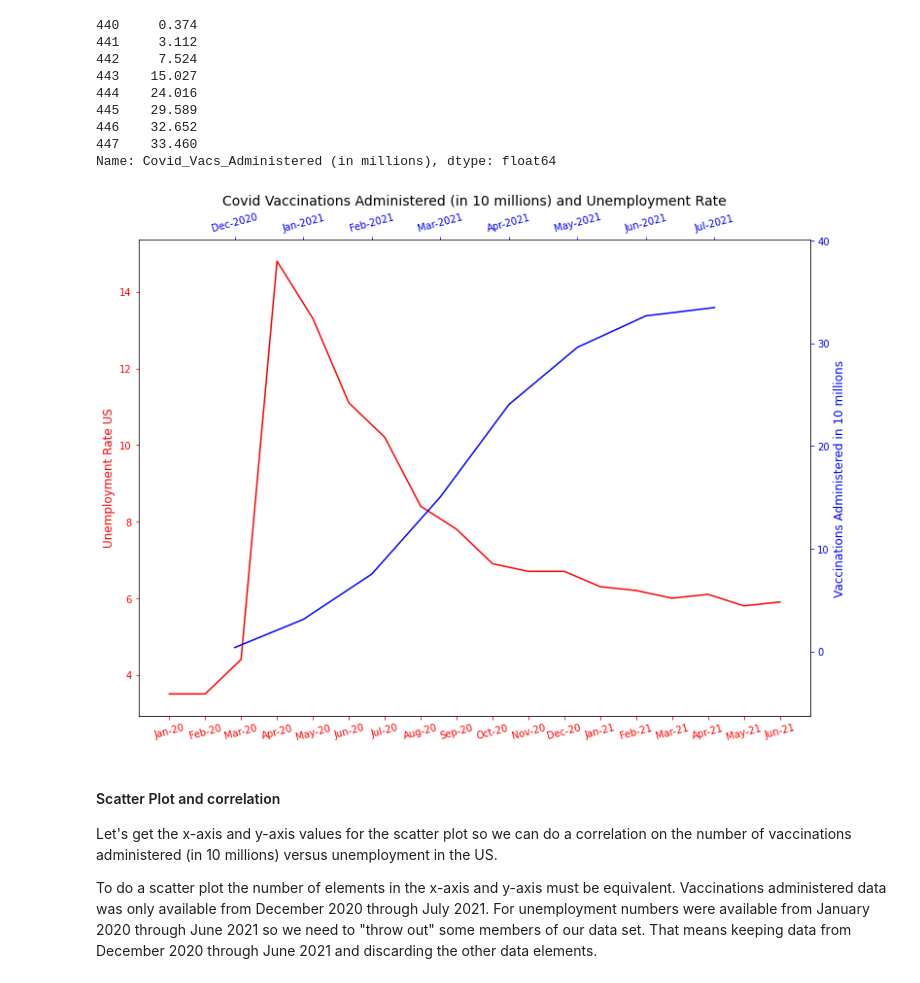
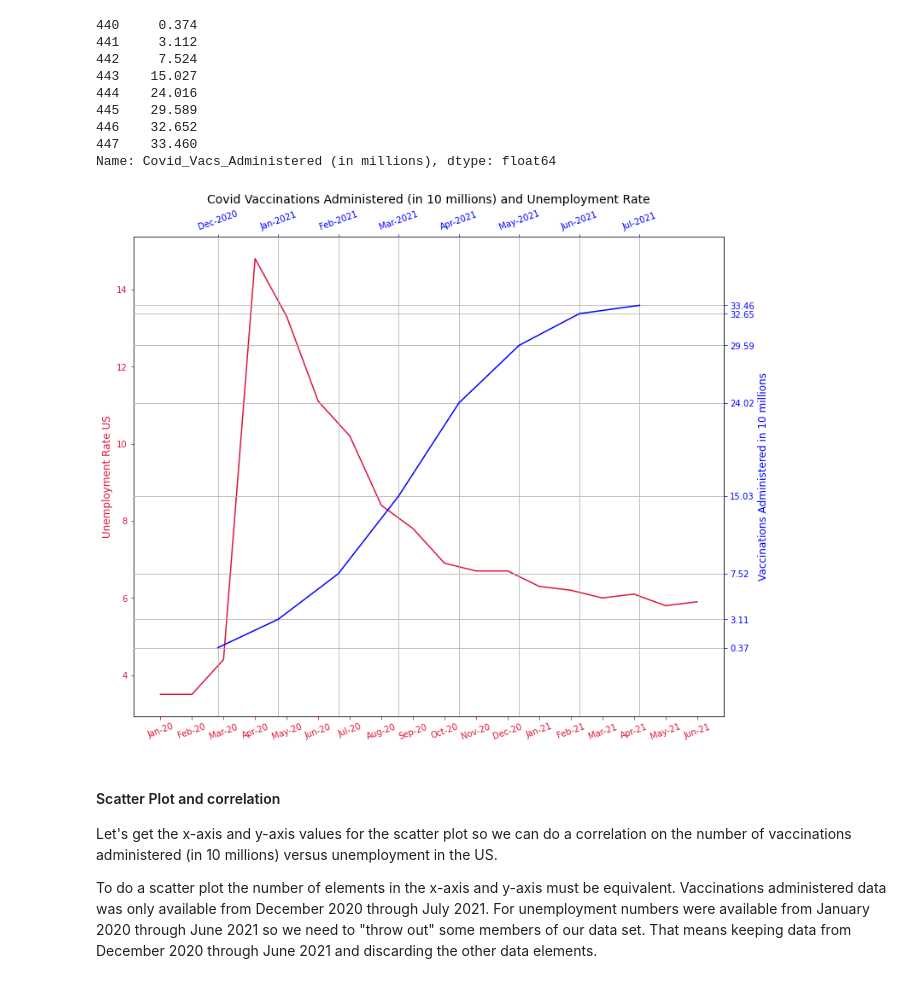
Before and after one commit to meetk5/Team-Project1, a Jupyter notebook: Covid-19 Vaccination administrated and its impact on US Unemployment-checkpoint.ipynb, the cells around one changed output. Saved outputs shown, nothing was run; the diff lists cells and outputs as text; code cells hidden in the pictures.

```diff
--- a/Covid-19 Vaccination administrated and its impact on US Unemployment-checkpoint.ipynb
+++ b/Covid-19 Vaccination administrated and its impact on US Unemployment-checkpoint.ipynb
@@ -125,44 +117,47 @@ Name: Covid_Vacs_Administered (in millions), dtype: float64
 # https://matplotlib.org/stable/api/_as_gen/matplotlib.pyplot.subplot.html
 
 fig=plt.figure(figsize=(12,10))
 ax = fig.add_subplot(111, label="1")
 ax2 = fig.add_subplot(111, label="2", frame_on=False)
 
 # Unemployment rate plot
-ax.plot(x_axis2,y_axis2, color="red")
-ax.set_xlabel("", color="red")
-ax.set_ylabel("Unemployment Rate US", fontsize=12, color="red")
-ax.tick_params(axis='x', colors="red")
-ax.tick_params(axis='y', colors="red")
+ax.plot(x_axis2,y_axis2, color="crimson")
+ax.set_xlabel("", color="crimson")
+ax.set_ylabel("Unemployment Rate US", fontsize=12, color="crimson")
+ax.tick_params(axis='x', colors="crimson")
+ax.tick_params(axis='y', colors="crimson")
 ax.set_xticks(x_axis2)
-ax.set_xticklabels(x_axis2, fontsize=10, rotation="15")
+ax.set_xticklabels(x_axis2, fontsize=10, rotation="20")
+#ax.set_yticks(np.linspace(3,16,15))
 
 # Spacing tweaked to prevent clipping of tick-labels
 plt.subplots_adjust(bottom=0.15)
 
 # Pad margins so that markers don't get clipped by the axes
 plt.margins(0.2)
 
 # Plot the vaccinations administered in terms of 10 millions
-fig.subplots_adjust(bottom=0.2, left=0.1)
+fig.subplots_adjust(bottom=0.1, left=0.1)
 ax2.plot(x_axis1,y_axis1,color="blue")
 ax2.xaxis.tick_top()
 ax2.yaxis.tick_right()
 ax2.set_xlabel('', color="blue")
 ax2.set_ylabel('Vaccinations Administered in 10 millions', fontsize=12, color="blue")
+ax2.yaxis.set_label_position('right')
+
 ax2.xaxis.set_label_position('top')
-ax2.yaxis.set_label_position('right')
 ax2.tick_params(axis='x', colors="blue")
 ax2.tick_params(axis='y', colors="blue")
-ax2.set_xticklabels(x_axis1, fontsize=10, rotation="15")
+ax2.set_xticklabels(x_axis1, fontsize=10, rotation="20")
+ax2.set_yticks(y_axis1)
 
 plt.title("Covid Vaccinations Administered (in 10 millions) and Unemployment Rate", fontsize=14)
-
+plt.grid()
 plt.savefig("ImagesBCP/Vaccinations Administered and Unemployment Rates line graph in US.png")
 
 plt.show()
 # %% [output]
-[figure, old version]
+[figure, new version]
 # %% [markdown]
 #### Scatter Plot and correlation
 Let's get the x-axis and y-axis values for the scatter plot so we can do a correlation on
```
Also changed, not shown: parts of 9 cells of this notebook, 5 other files.
